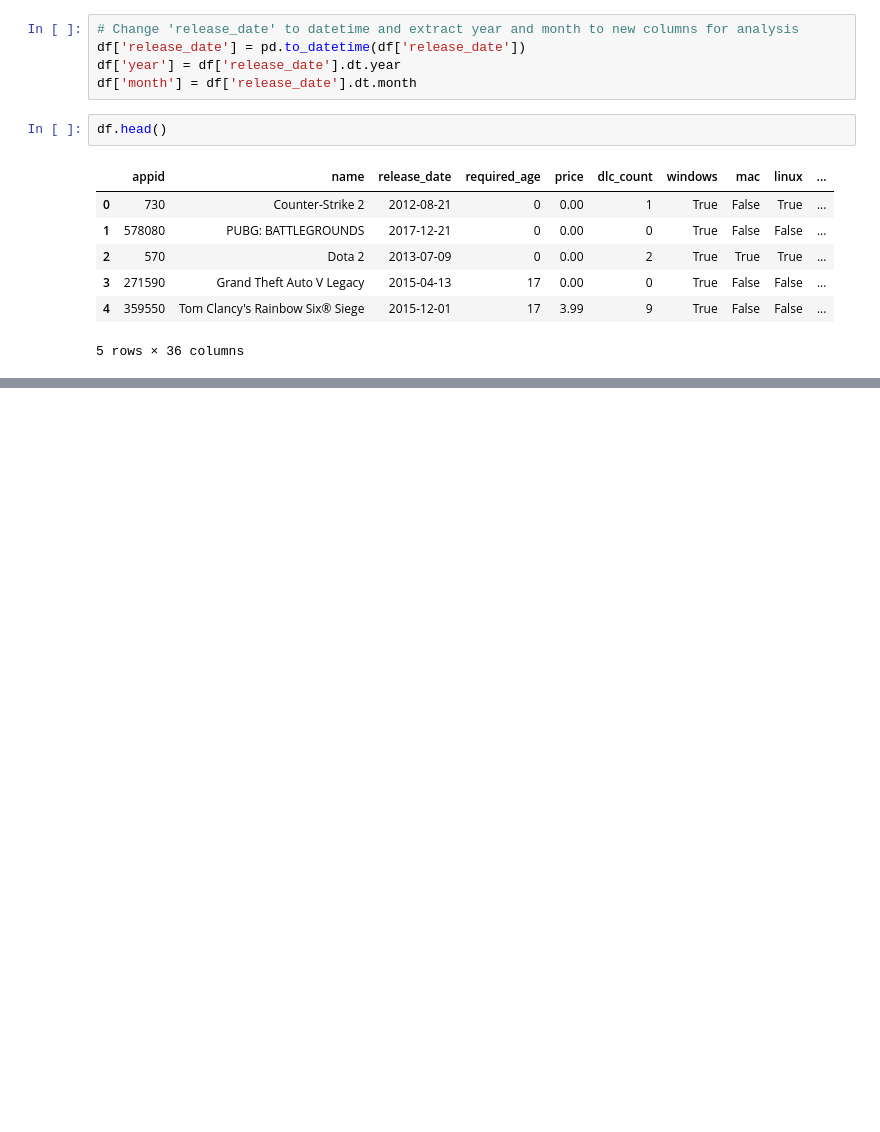
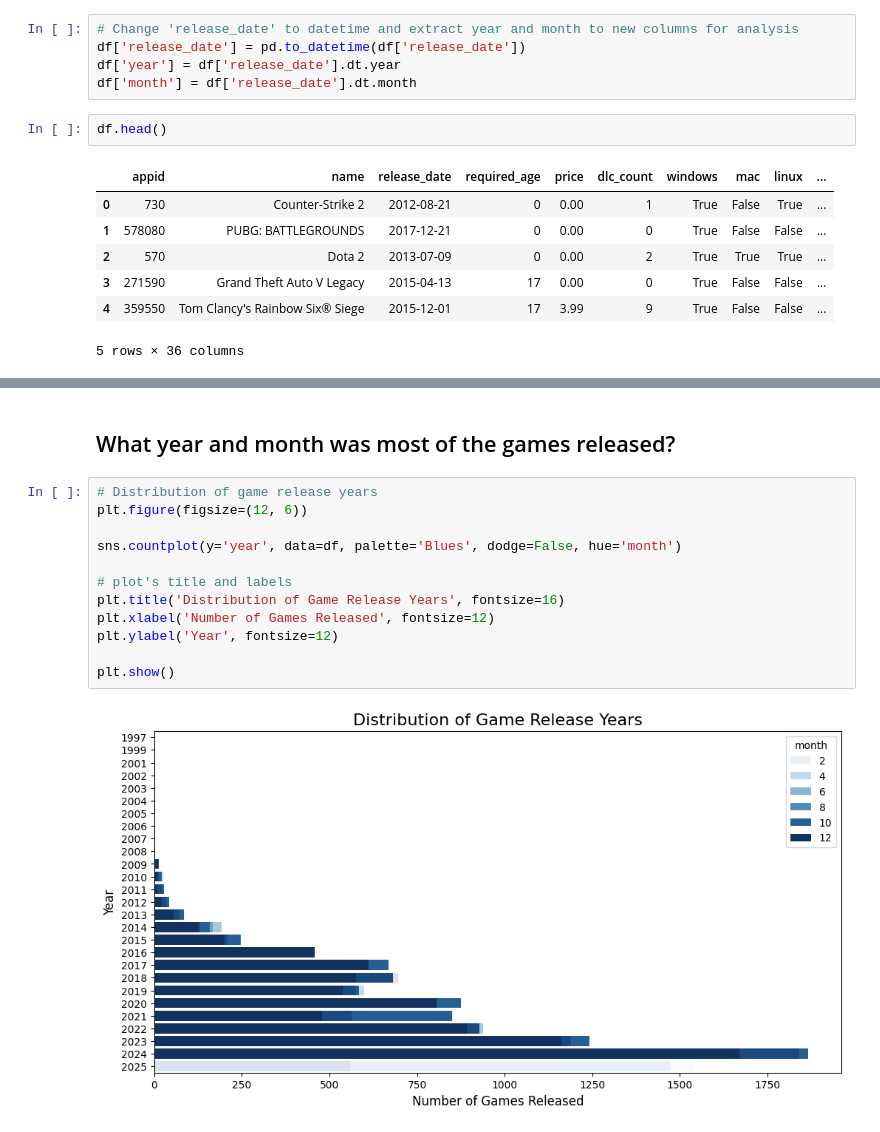
Before and after one commit to oscartsai2620/STAT315_Final, a Jupyter notebook: project.ipynb, the cells around one changed output, grey strips where cells are left out. Saved outputs shown, nothing was run; the diff lists cells and outputs as text; blank space fills up the shorter version.

```diff
--- a/project.ipynb
+++ b/project.ipynb
@@ -91,0 +127,16 @@ df.head()
+# %% [markdown]
+## What year and month was most of the games released?
+# %%
+# Distribution of game release years
+plt.figure(figsize=(12, 6))
+
+sns.countplot(y='year', data=df, palette='Blues', dodge=False, hue='month')
+
+# plot's title and labels
+plt.title('Distribution of Game Release Years', fontsize=16)
+plt.xlabel('Number of Games Released', fontsize=12)
+plt.ylabel('Year', fontsize=12)
+
+plt.show()
+# %% [output]
+[figure, added]
```
Also changed, not shown: parts of 12 cells of this notebook.
